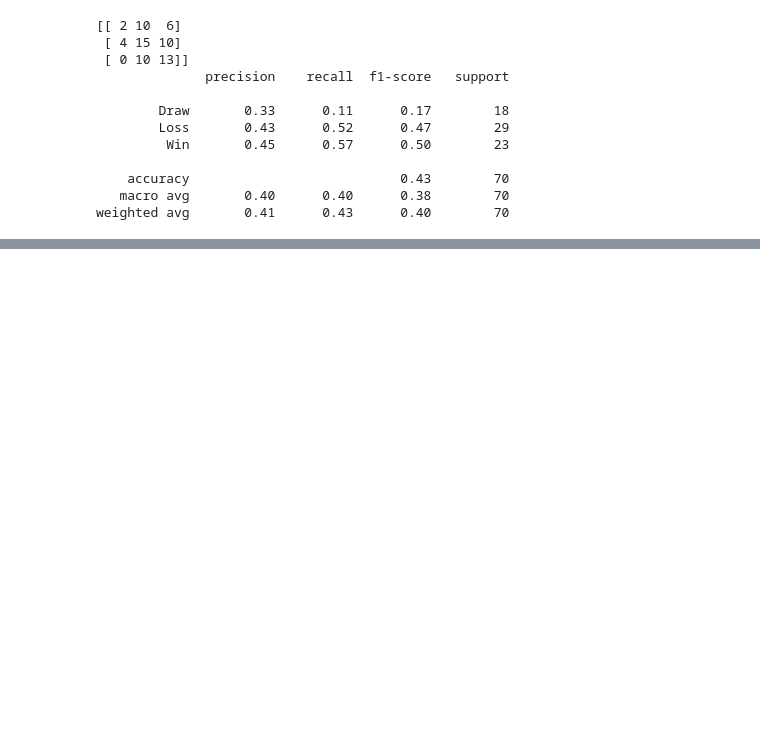
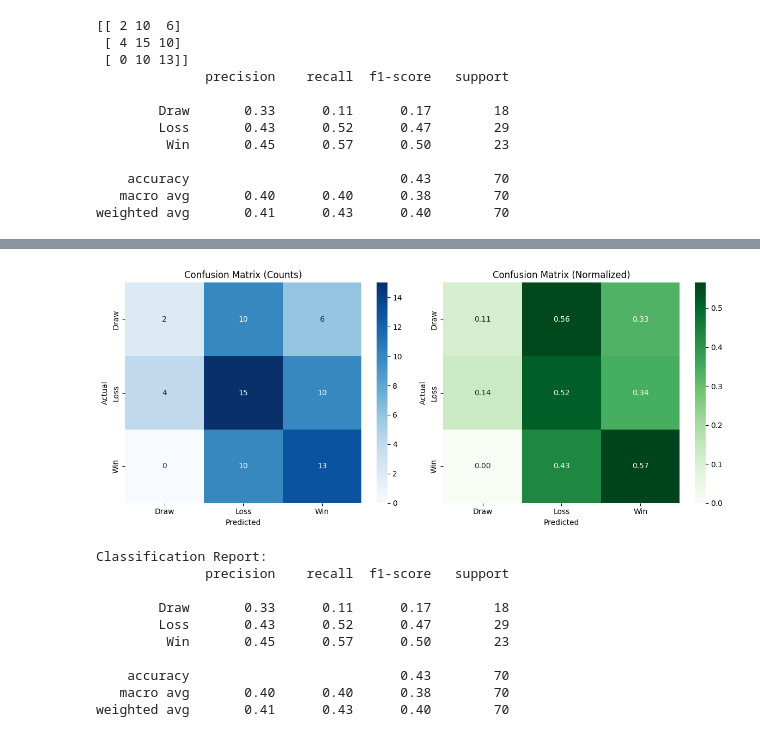
Before and after one commit to ejcalvillo/ai_sports_analytics, a Jupyter notebook: Notebooks/classification.ipynb, the cells around one changed output, grey strips where cells are left out. Saved outputs shown, nothing was run; the diff lists cells and outputs as text; code cells hidden in the pictures; blank space fills up the shorter version.

```diff
--- a/Notebooks/classification.ipynb
+++ b/Notebooks/classification.ipynb
@@ -38,0 +58,49 @@ weighted avg       0.41      0.43      0.40        70
+# %%
+import matplotlib.pyplot as plt
+import seaborn as sns
+from sklearn.metrics import confusion_matrix, classification_report
+
+# Predict
+y_pred = rf.predict(X_test)
+
+# Confusion matrix
+cm = confusion_matrix(y_test, y_pred)
+cm_norm = confusion_matrix(y_test, y_pred, normalize='true')  # Normalized by true class
+
+labels = ['Draw', 'Loss', 'Win']
+
+# Plot side by side
+fig, axes = plt.subplots(1, 2, figsize=(12, 5))
+
+# Standard confusion matrix
+sns.heatmap(cm, annot=True, fmt='d', cmap='Blues',
+            xticklabels=labels, yticklabels=labels, ax=axes[0])
+axes[0].set_title('Confusion Matrix (Counts)')
+axes[0].set_xlabel('Predicted')
+axes[0].set_ylabel('Actual')
+
+# Normalized confusion matrix
+sns.heatmap(cm_norm, annot=True, fmt='.2f', cmap='Greens',
+            xticklabels=labels, yticklabels=labels, ax=axes[1])
+axes[1].set_title('Confusion Matrix (Normalized)')
+axes[1].set_xlabel('Predicted')
+axes[1].set_ylabel('Actual')
+
+plt.tight_layout()
+plt.show()
+
+# Classification report
+print("\nClassification Report:")
+print(classification_report(y_test, y_pred, target_names=labels))
+# %% [output]
+[figure, added]
+Classification Report:
+              precision    recall  f1-score   support
+
+        Draw       0.33      0.11      0.17        18
+        Loss       0.43      0.52      0.47        29
+         Win       0.45      0.57      0.50        23
+
+    accuracy                           0.43        70
+   macro avg       0.40      0.40      0.38        70
+weighted avg       0.41      0.43      0.40        70
```
Also changed, not shown: parts of 12 cells of this notebook, 1 other file.
